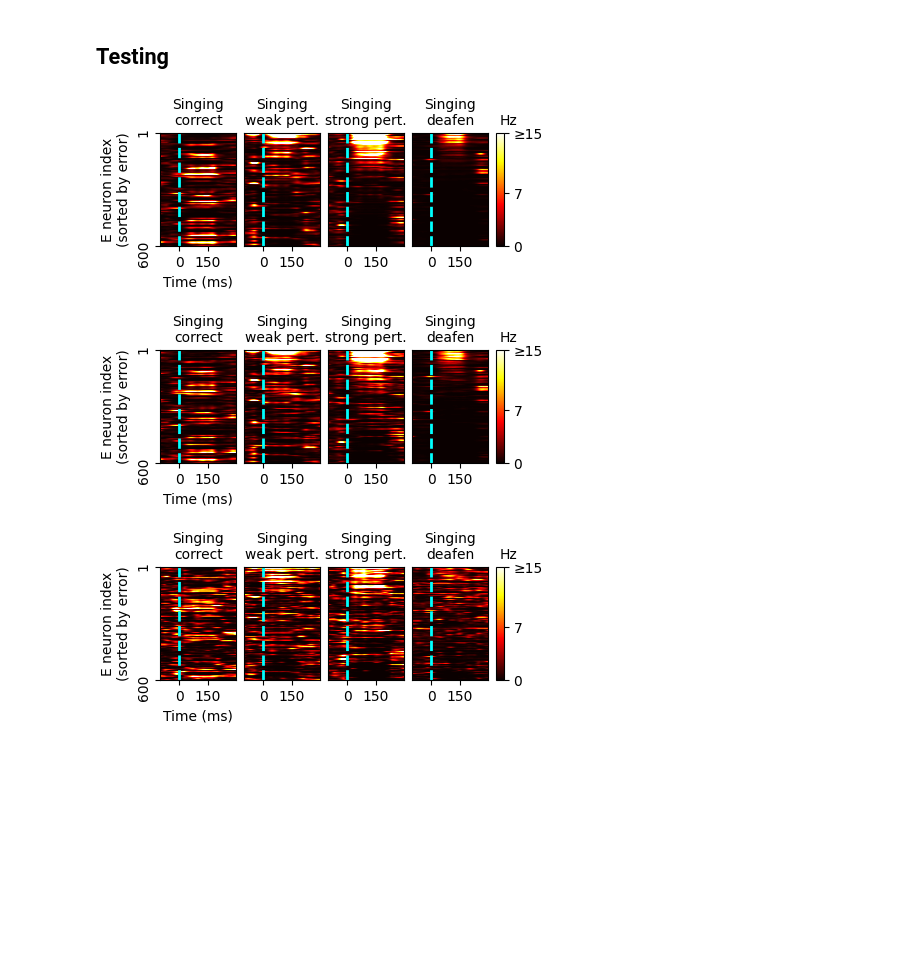
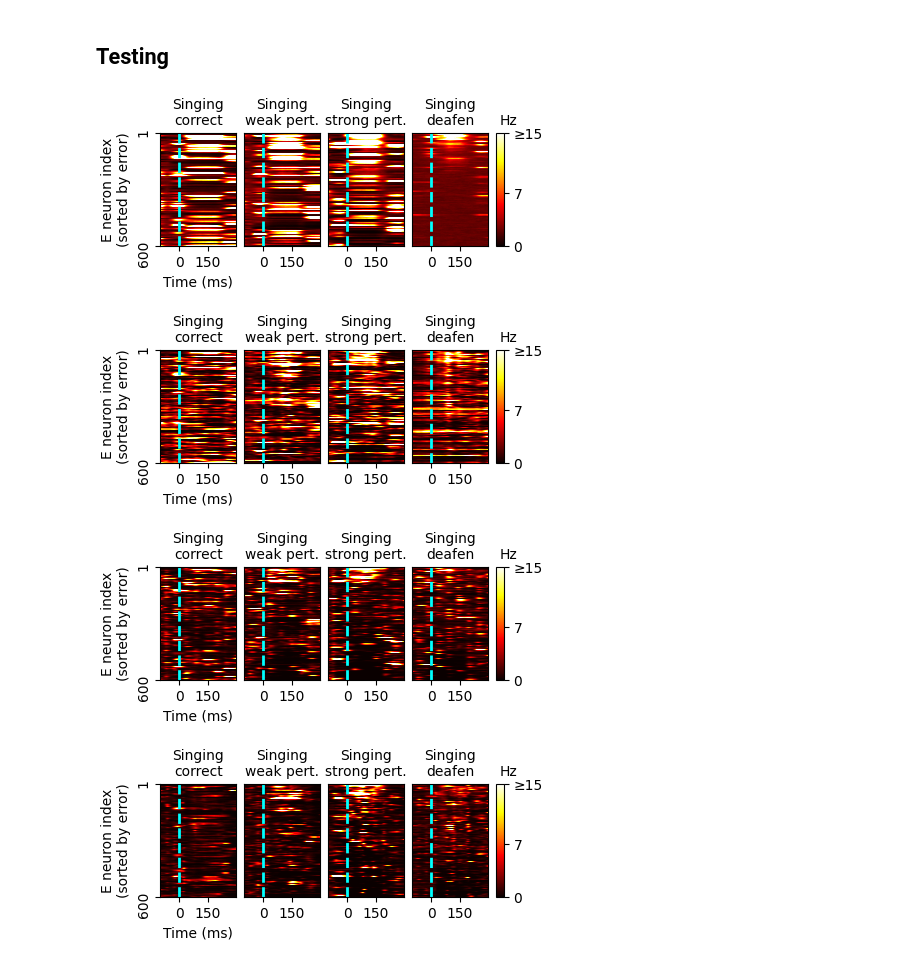
Before and after one commit to gongziyida/vocal-error-network, a Jupyter notebook: learn_real_test.ipynb, the cells around one changed output. Cells and saved outputs as stored; diff of their text form; code cells hidden in the pictures; blank space fills up the shorter version.

```diff
--- a/learn_real_test.ipynb
+++ b/learn_real_test.ipynb
@@ -40,12 +24,16 @@ phi = lambda x: rEmax/2 * (1 + erf((x - thFF) / (np.sqrt(2) * slope)))
+# %%
+### Constants
+NE, NI, N_HVC = 600, 150, 15
+PEAK_RATE, KERNEL_WIDTH = 150, 20
+dt = 1
 # %%
-netFF, netEI, netEIrec, aud_mapping = load_models('results/', AUD_MAP_TYPE, REC_PLASTICITY,
-                                                  HVC_COND, TID)
-netFF.phiE = phi
-netEI.phiE, netEI.phiI = phiE, phiI
-netEIrec.phiE, netEIrec.phiI = phiE, phiI
+# netFF, netEI, netEIrec, aud_mapping = load_models('results/', AUD_MAP_TYPE, REC_PLASTICITY,
+#                                                   HVC_COND, TID)
+netFF, netEI, netEIrecEE, netEIrecEI, aud_mapping = load_models('results/', AUD_MAP_TYPE,
+                                                                REC_PLASTICITY, HVC_COND, TID)
 # %%
 fname = 'realistic_auditory_processing/learned_song_responses.npz'
-aud_real, _ = read_realistic_input(fname, NE, mean=2, scale=3, mapping=aud_mapping, mapping_args=None)
+aud_real, _ = read_realistic_input(fname, NE, mean=0, scale=2, mapping=aud_mapping, mapping_args=None)
 fig, ax = plt.subplots(1, figsize=(2,2))
 ax.imshow(aud_mapping[:10,:60], interpolation='none', aspect='auto')
 ax.set(ylabel='auditory input neuron', xlabel='excitatory neuron')
@@ -81,7 +69,7 @@ cases = ('ctrl', 'pert_weak', 'pert_strong', 'deaf', 'playback')
 hE0 = rng.normal(loc=-10, scale=0.5, size=NE)
 hI0 = rng.normal(loc=-1, scale=0.5, size=NI)
 # 3 lists for 3 models
-res = {k: [np.zeros((N_test_rend,T_pre+T_rend,NE+i)) for i in (0,NI,NI)] for k in cases}
+res = {k: [np.zeros((N_test_rend,T_pre+T_rend,NE+i)) for i in (0,NI,NI,NI)] for k in cases}
 for k, a in zip(cases, (aud_ctrl, aud_pert_weak, aud_pert_strong, aud_ctrl*0, aud_ctrl)):
     for i in tqdm(range(a.shape[0])): # for each case, enumerate over songs
         rH_ = rH[:T_test] if k != 'playback' else rH[:T_test]*0
@@ -89,26 +77,28 @@ for k, a in zip(cases, (aud_ctrl, aud_pert_weak, aud_pert_strong, aud_ctrl*0, au
                     noise_strength=1, no_progress_bar=True)
         res[k][0][i] = np.hstack(netFF.sim(hE0, **args)[:1])[T_burn-T_pre:]
         res[k][1][i] = np.hstack(netEI.sim(hE0, hI0, **args)[:2])[T_burn-T_pre:]
-        res[k][2][i] = np.hstack(netEIrec.sim(hE0, hI0, **args)[:2])[T_burn-T_pre:]
+        res[k][2][i] = np.hstack(netEIrecEE.sim(hE0, hI0, **args)[:2])[T_burn-T_pre:]
+        res[k][3][i] = np.hstack(netEIrecEI.sim(hE0, hI0, **args)[:2])[T_burn-T_pre:]
 # %%
 i = 0
 titles = ['Singing\ncorrect', 'Singing\nweak pert.', 'Singing\nstrong pert.', 'Singing\ndeafen']
 syl = aud_real['ctrl'][:,:,PERT_T0:PERT_T1].mean(axis=(0,2))
-for l, m in enumerate(('FF', 'EI', 'EIrec')):
+for l, m in enumerate(('FF', 'EI', 'EIrecEE', 'EIrecEI')):
     _ = [res[k][l][i,:,:NE] for k in ('ctrl', 'pert_weak', 'pert_strong', 'deaf')]
     t0, t1 = int(aud_real['pert_t0'][i]) + T_pre, int(aud_real['pert_t1'][i]) + T_pre
     bos_ctrl = aud_real['ctrl'][i,:,t0:t1].mean(axis=1)
     bos_weak_pert = aud_real['pert_weak'][i,:,t0:t1].mean(axis=1)
     bos_strong_pert = aud_real['pert_strong'][i,:,t0:t1].mean(axis=1)
     err = [bos_ctrl - syl, bos_weak_pert - syl, bos_strong_pert - syl, -syl]
     fig, ax = plot_raster_cmp_syl_dsyl(_, titles, syl, err, t0, t1+250,
                                        figsize=(4.5, 2), plot_z=False, sort_by='e', th=15, tpre=100)
     for j in range(len(ax)-1):
         ax[j].set(xticks=[100, 250], xticklabels=[0, 150], xlabel='')
     ax[0].set(xlabel='Time (ms)')
-    fig.savefig('svg/different_models/err_response_%s_%s.svg' % (m, postfix), transparent=True)
+    # fig.savefig('svg/different_models/err_response_%s_%s.svg' % (m, postfix), transparent=True)
 # %% [output]
-[figure, old version]
+[figure, new version]
-[figure, old version]
+[figure, new version]
-[figure, old version]
+[figure, new version]
+[figure, added]
 # %%
```
Also changed, not shown: parts of 6 cells of this notebook, 9 other files.
